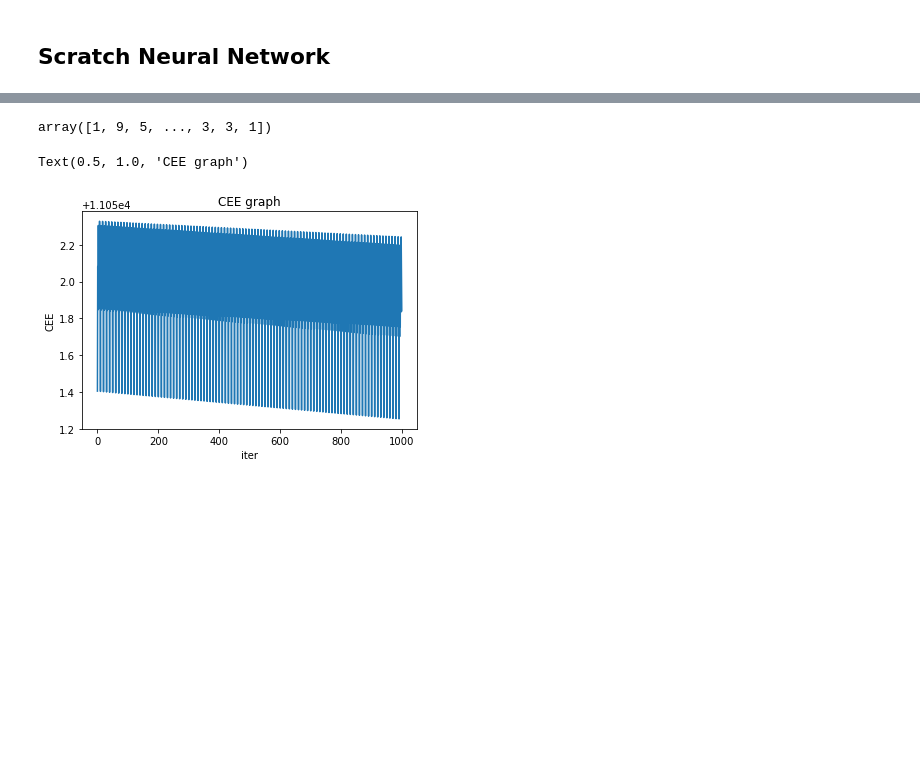
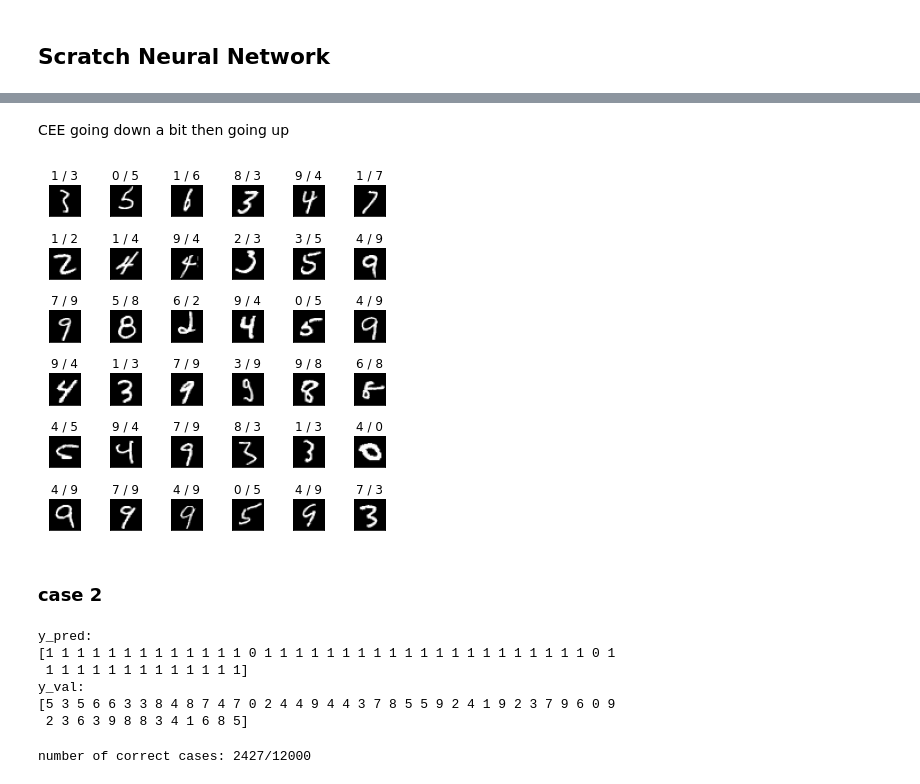
Before and after one commit to goriummaximum/diveintocode-ml, a Jupyter notebook: Sprints/sprint9-NN/nn.ipynb, the cells around one changed output, grey strips where cells are left out. Saved outputs shown, nothing was run; the diff lists cells and outputs as text; code cells hidden in the pictures; blank space fills up the shorter version.

```diff
--- a/Sprints/sprint9-NN/nn.ipynb
+++ b/Sprints/sprint9-NN/nn.ipynb
@@ -220,10 +220,6 @@ class ScratchSimpleNeuralNetrowkClassifier():
         Z[2] = self._activation_chooser(A[2], 'softmax')
         return A, Z
 
-    def _compute_CEE(self, y, Z_3):
-        """compute cross entropy error"""
-        return -(1 / self.batch_size) * np.sum((y @ np.log(Z_3 + 1e-7).T))
-
     def _backward_propagation(self, X, y, A, Z, W):
         dL_dA = np.full(A.shape[0], None)
         dL_dB = np.full(A.shape[0], None)
@@ -245,10 +241,15 @@ class ScratchSimpleNeuralNetrowkClassifier():
         dL_dW[0] = X.T @ dL_dA[0]
         return dL_dW, dL_dB
 
+    def _compute_CEE(self, y, Z_3):
+        """compute cross entropy error"""
+        return -np.sum((y @ np.log(Z_3 + 1e-7).T)) / self.batch_size
+
     def _gradient_descent(self, X, y):
         get_mini_batch = GetMiniBatch(X, y, batch_size=self.batch_size, seed=self.seed)
         W, B = self._init_weight_and_bias()
         CEE_list = []
+        i = 0
         for _ in range(0, self.n_epochs):
             for mini_X, mini_y in get_mini_batch:
                 A, Z = self._foward_propagation(mini_X, W, B)
@@ -256,6 +257,9 @@ class ScratchSimpleNeuralNetrowkClassifier():
                 dL_dW, dL_dB = self._backward_propagation(mini_X, mini_y, A, Z, W)
                 W -= self.lr * dL_dW
                 B -= self.lr * dL_dB
+                if (self.verbose == True):
+                    i+=1
+                    print("iter: {}     CEE: {}".format(i, CEE_list[-1]))
         return W, B, np.array(CEE_list)
 
     def fit(self, X, y, X_val=None, y_val=None):
@@ -274,8 +278,12 @@ class ScratchSimpleNeuralNetrowkClassifier():
         """
         self.n_output = y.shape[1]
         self.n_features = X.shape[1]
+        if self.verbose == True:
+            print("training train set...")
         self.W, self.B, self.CEE_list = self._gradient_descent(X, y)
-        if (X_val != None and y_val != None):
+        if (X_val is not None and y_val is not None):
+            if self.verbose == True:
+                print("training val set...")
             self.W_val, self.B_val, self.CEE_list_val = self._gradient_descent(X_val, y_val)
 
     def predict(self, X):
@@ -291,4 +299,4 @@ class ScratchSimpleNeuralNetrowkClassifier():
             Estimated result
         """
         _, Z = self._foward_propagation(X, self.W, self.B)
-        return np.argmax(Z[-1], axis=1)
+        return np.argmax(Z[-1], axis=1), Z[-1]
@@ -309,2 +350,2 @@ nn3.fit(X_train, y_train)
 # %%
-y_pred = nn3.predict(X_val)
+y_pred, y_proba = nn3.predict(X_val)
@@ -317,12 +371,8 @@ array([4, 6, 4, 4, 4, 4, 4, 4, 4, 6, 4, 4, 4, 4, 4, 4, 6, 4, 4, 4, 4, 4,
+# %% [markdown]
+CEE going down a bit then going up
 # %%
-np.argmax(y_val, axis=1)
+draw_fault(y_pred, np.argmax(y_val, axis=1))
 # %% [output]
-array([1, 9, 5, ..., 3, 3, 1])
+[figure, added]
-# %%
-plt.plot(np.arange(0, nn3.CEE_list.shape[0]), nn3.CEE_list)
-plt.xlabel("iter")
-plt.ylabel("CEE")
-plt.title("CEE graph")
-# %% [output]
-Text(0.5, 1.0, 'CEE graph')
-[figure, removed]
+# %% [markdown]
+<h3>case 2</h3>
@@ -328,0 +395,15 @@ Text(0.5, 1.0, 'CEE graph')
+# %%
+print("y_pred: \n{}".format(y_pred_2[:50]))
+print("y_val: \n{}".format(np.argmax(y_val[:50], axis=1)))
+# %% [output]
+y_pred:
+[1 1 1 1 1 1 1 1 1 1 1 1 1 0 1 1 1 1 1 1 1 1 1 1 1 1 1 1 1 1 1 1 1 1 1 0 1
+ 1 1 1 1 1 1 1 1 1 1 1 1 1]
+y_val:
+[5 3 5 6 6 3 3 8 4 8 7 4 7 0 2 4 4 9 4 4 3 7 8 5 5 9 2 4 1 9 2 3 7 9 6 0 9
+ 2 3 6 3 9 8 8 3 4 1 6 8 5]
+# %%
+unique_elements, counts_elements = np.unique(y_pred_2 - np.argmax(y_val, axis=1), return_counts=True)
+print("number of correct cases: {}/{}".format(int(counts_elements[unique_elements == 0]), y_pred.shape[0]))
+# %% [output]
+number of correct cases: 2427/12000
```
Also changed, not shown: parts of 14 cells of this notebook.
